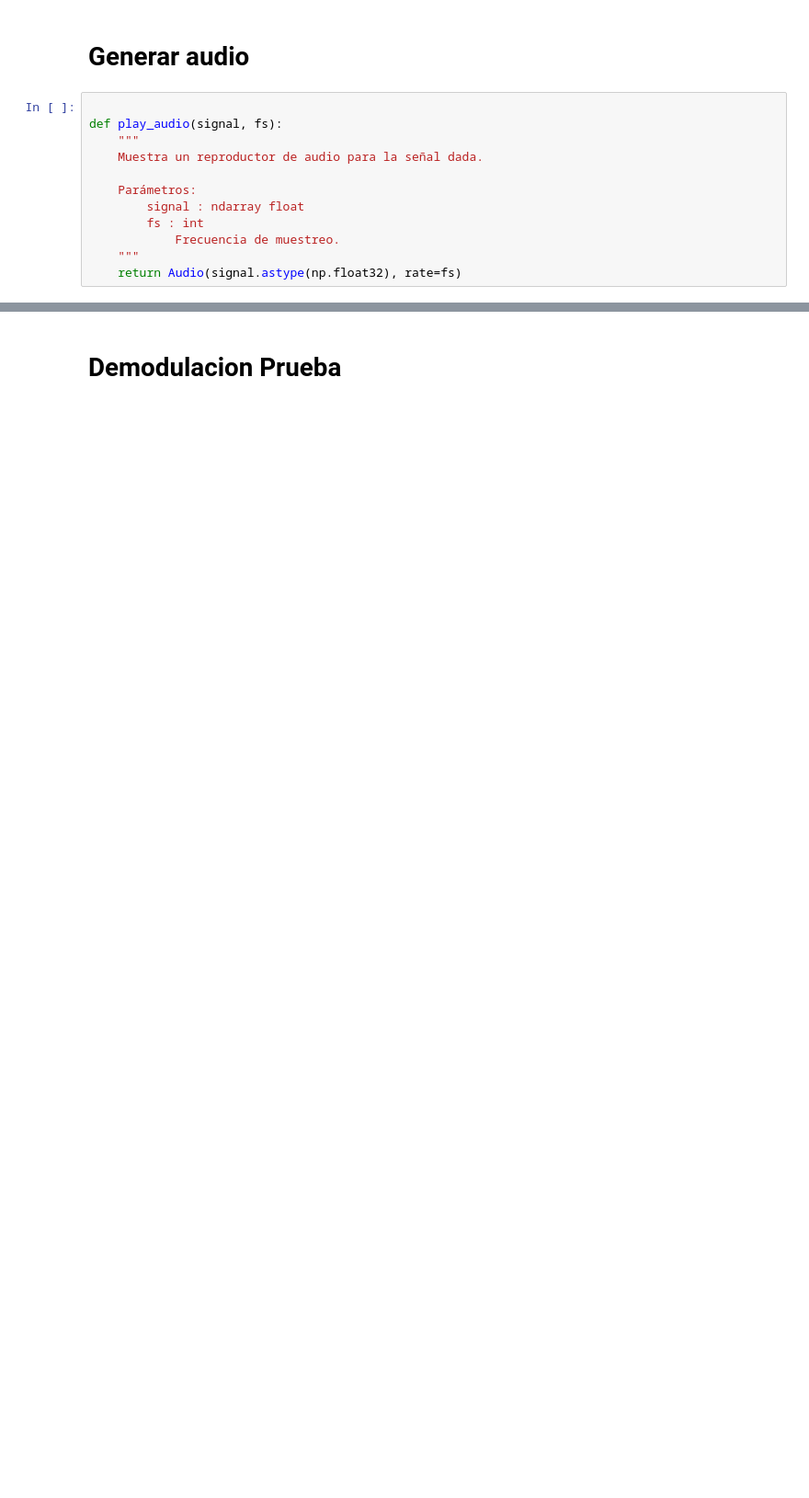
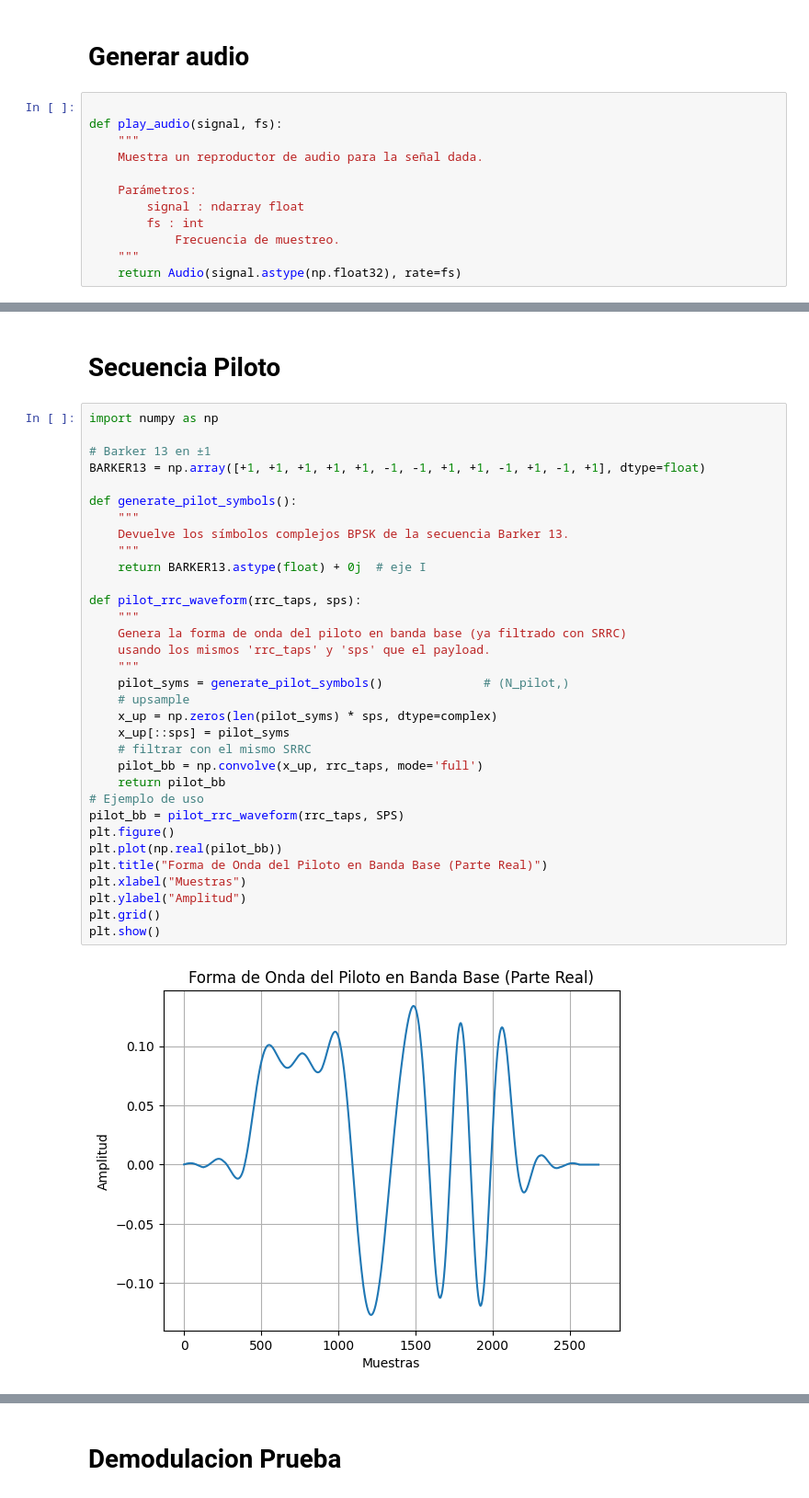
Before and after one commit to jbcgames/Proyecto-PDS, a Jupyter notebook: Transmisor.ipynb, the cells around one changed output, grey strips where cells are left out. Shown at 92% size. Saved outputs shown, nothing was run; the diff lists cells and outputs as text; blank space fills up the shorter version.

```diff
--- a/Transmisor.ipynb
+++ b/Transmisor.ipynb
@@ -381,0 +359,37 @@ play_audio(tx_audio, FS)
+# %% [markdown]
+# Secuencia Piloto
+# %%
+import numpy as np
+
+# Barker 13 en ±1
+BARKER13 = np.array([+1, +1, +1, +1, +1, -1, -1, +1, +1, -1, +1, -1, +1], dtype=float)
+
+def generate_pilot_symbols():
+    """
+    Devuelve los símbolos complejos BPSK de la secuencia Barker 13.
+    """
+    return BARKER13.astype(float) + 0j  # eje I
+
+def pilot_rrc_waveform(rrc_taps, sps):
+    """
+    Genera la forma de onda del piloto en banda base (ya filtrado con SRRC)
+    usando los mismos 'rrc_taps' y 'sps' que el payload.
+    """
+    pilot_syms = generate_pilot_symbols()              # (N_pilot,)
+    # upsample
+    x_up = np.zeros(len(pilot_syms) * sps, dtype=complex)
+    x_up[::sps] = pilot_syms
+    # filtrar con el mismo SRRC
+    pilot_bb = np.convolve(x_up, rrc_taps, mode='full')
+    return pilot_bb
+# Ejemplo de uso
+pilot_bb = pilot_rrc_waveform(rrc_taps, SPS)
+plt.figure()
+plt.plot(np.real(pilot_bb))
+plt.title("Forma de Onda del Piloto en Banda Base (Parte Real)")
+plt.xlabel("Muestras")
+plt.ylabel("Amplitud")
+plt.grid()
+plt.show()
+# %% [output]
+[figure, added]
```
Also changed, not shown: parts of 12 cells of this notebook, 2 other files.
